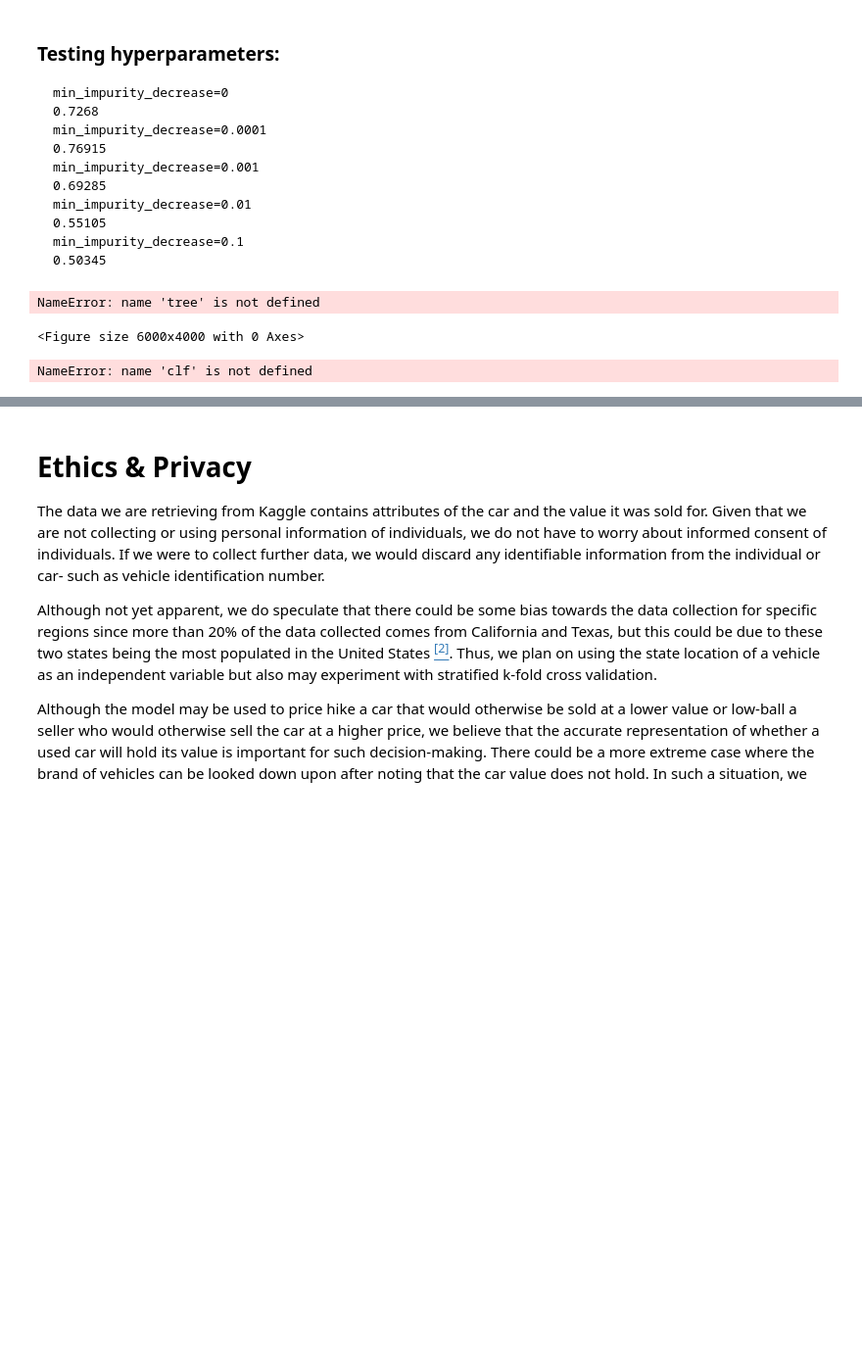
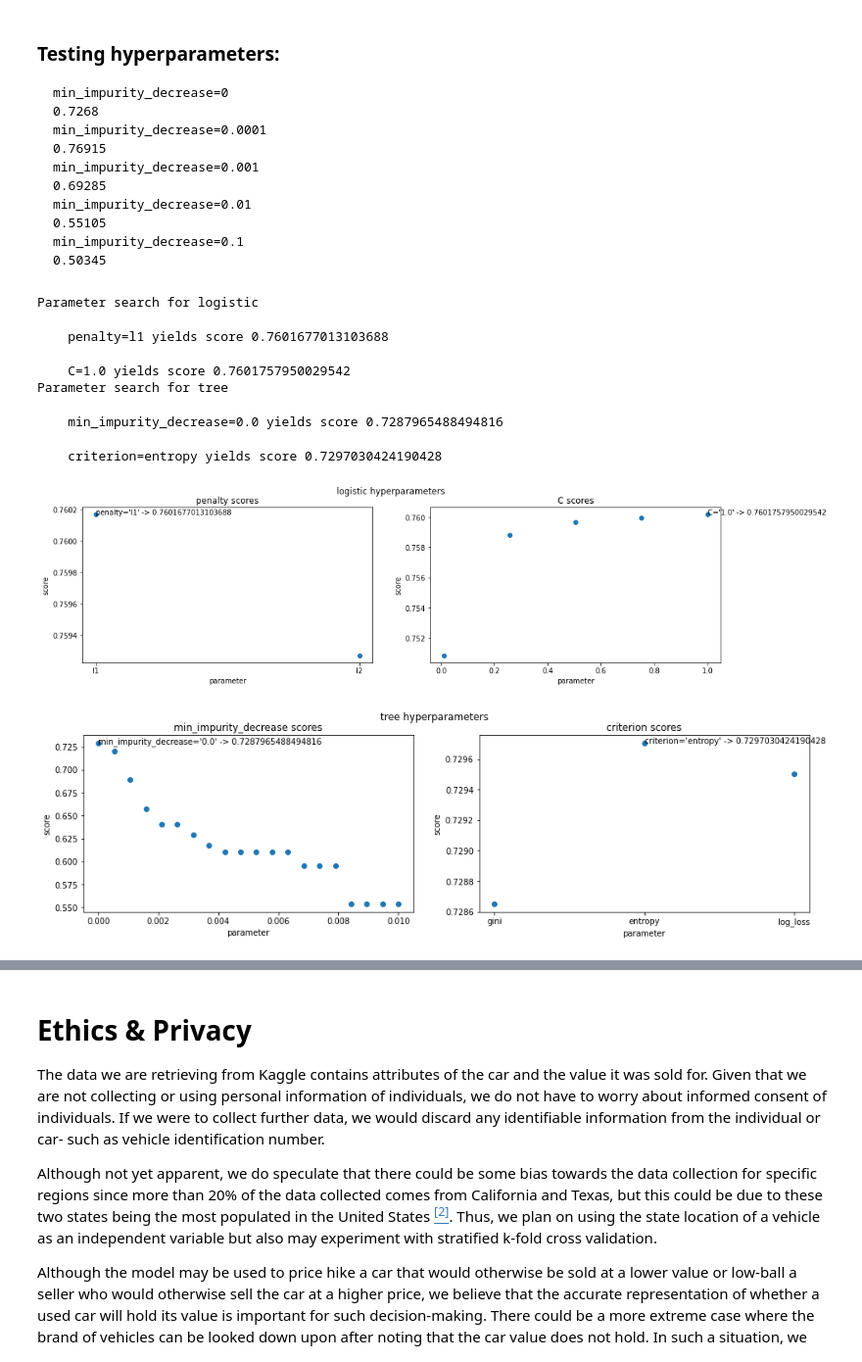
Before and after one commit to COGS118A/Group054-Sp22, a Jupyter notebook: Checkpoint_group054.ipynb, the cells around one changed output, grey strips where cells are left out. Shown at 98% size. Saved outputs shown, nothing was run; the diff lists cells and outputs as text; code cells hidden in the pictures; blank space fills up the shorter version.

```diff
--- a/Checkpoint_group054.ipynb
+++ b/Checkpoint_group054.ipynb
@@ -165,0 +155,11 @@ print(score)
+# %%
+
+X = df.drop('retains_value', axis=1)
+y = df['retains_value']
+
+mclf = make_pipeline()
+
+X_train, X_test, y_train, y_test = train_test_split(X, y, test_size=0.2, random_state=42, stratify=y)
+mclf.fit(X_train, y_train)
+score = mclf.score(X_test, y_test)
+print(score)
@@ -201,37 +183,23 @@ plt.plot(params, scores)
-# %%
-# Plot of decision tree
-plt.figure(dpi=1000)
-tree.plot_tree(clf['classifier'], class_names=True)
-plt.savefig('plot_tree.png')
-# %% [output]
-NameError: name 'tree' is not defined
-<Figure size 6000x4000 with 0 Axes>
-# %%
-# adapted from @gbhand's D6
-from sklearn.metrics import roc_auc_score, roc_curve, confusion_matrix
-import matplotlib.pyplot as plt
-
-scores = clf.predict_proba(X_test)[:,1]
-fps = []
-tps = []
-for threshold in np.linspace(0,1,1000):
-    y_pred = scores > threshold
-    true_negatives, false_positives, false_negatives, true_positives = confusion_matrix(y_test, y_pred).ravel()
-    fps.append(false_positives / (false_positives + true_negatives)) # add false positive rate
-    tps.append(true_positives / (true_positives + false_negatives)) # add true positive rate
-
-fpr = fps
-tpr = tps
-
-roc_auc = roc_auc_score(y_test, scores)
-
-# plotting the ROC curve
-plt.figure(dpi=100)
-plt.plot(fpr, tpr)
-plt.title('ROC curve')
-plt.xlabel('False Positive Rate')
-plt.ylabel('True Positive Rate')
-
-print('Area under the Receiver Operating Characteristic curve:', roc_auc)
-# %% [output]
-NameError: name 'clf' is not defined
+# %%
+# search for parameters
+hyperparameters = {
+    'logistic': {
+        'penalty': ['l1', 'l2'],
+        'C': np.linspace(0.01, 1, 5)
+    },
+    'tree': {
+        'min_impurity_decrease': np.linspace(0, 0.01, 20),
+        'criterion': ['gini', 'entropy', 'log_loss']
+    }
+}
+
+best_params = parameter_search(mclf, X, y, hyperparameters)
+# %% [output]
+Parameter search for logistic
+    penalty=l1 yields score 0.7601677013103688
+    C=1.0 yields score 0.7601757950029542
+Parameter search for tree
+    min_impurity_decrease=0.0 yields score 0.7287965488494816
+    criterion=entropy yields score 0.7297030424190428
+[figure, added]
+[figure, added]
```
Also changed, not shown: parts of 14 cells of this notebook, 1 other file.
